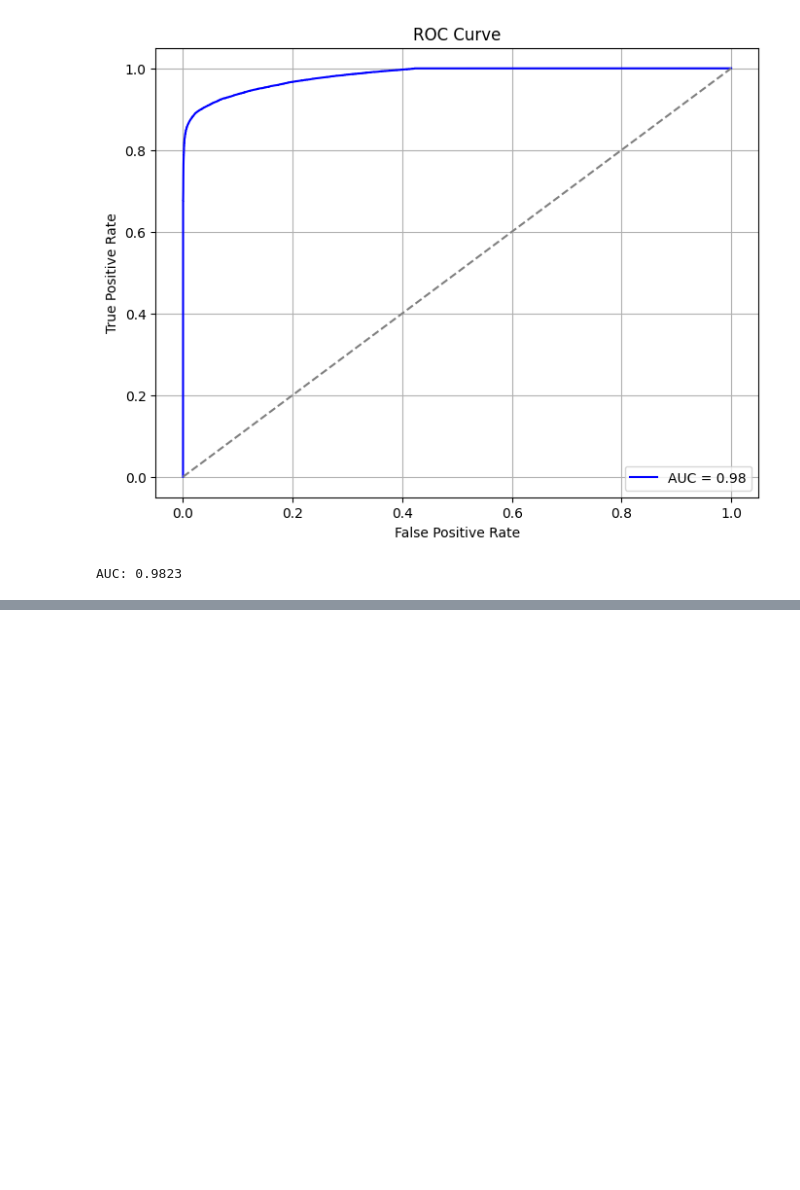
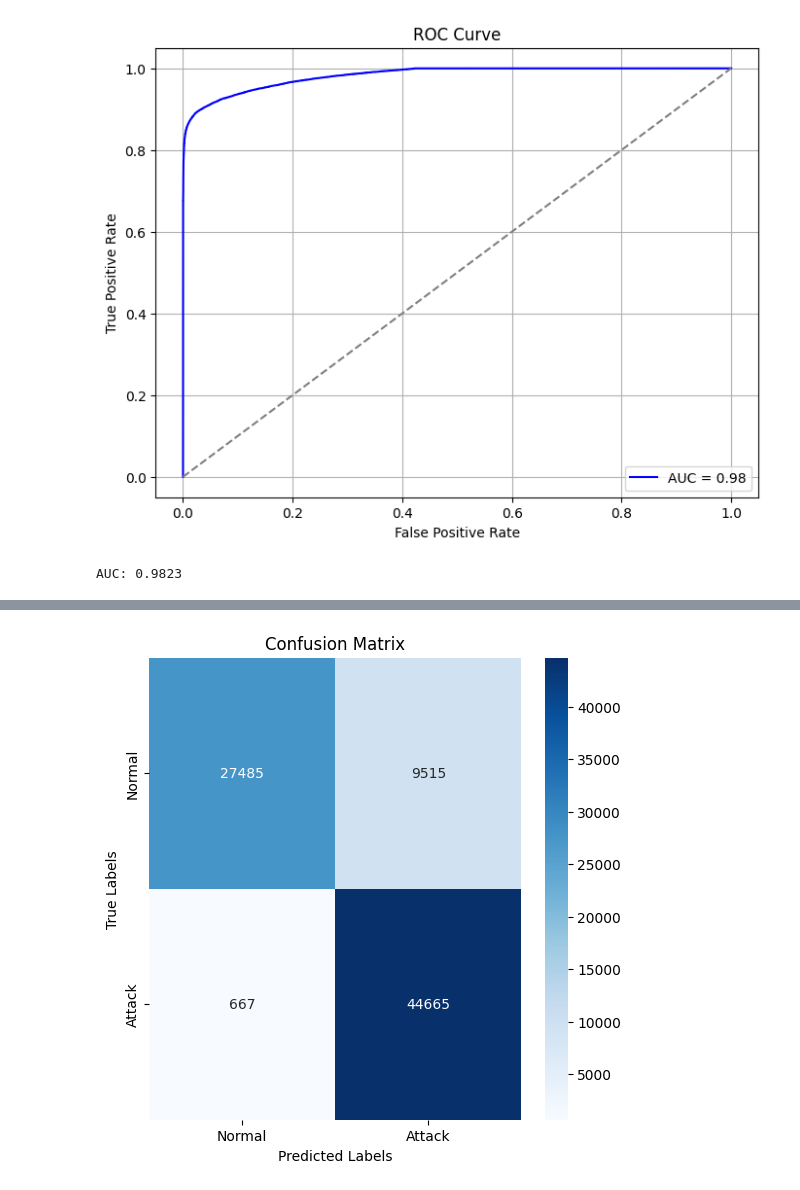
Before and after one commit to otuemre/vigiNIDS, a Jupyter notebook: src/notebooks/04_Modeling.ipynb, the cells around one changed output, grey strips where cells are left out. Drawn from its saved outputs; the diff is of its cells as text; code cells hidden in the pictures; blank space fills up the shorter version.

```diff
--- a/src/notebooks/04_Modeling.ipynb
+++ b/src/notebooks/04_Modeling.ipynb
@@ -207,0 +254,5 @@ AUC: 0.9823
+# %%
+# Plot the confusion matrix
+plot_confusion_matrix(y_test, y_pred, class_names=["Normal", "Attack"])
+# %% [output]
+[figure, added]
```
Also changed, not shown: parts of 9 cells of this notebook, 1 other file.
